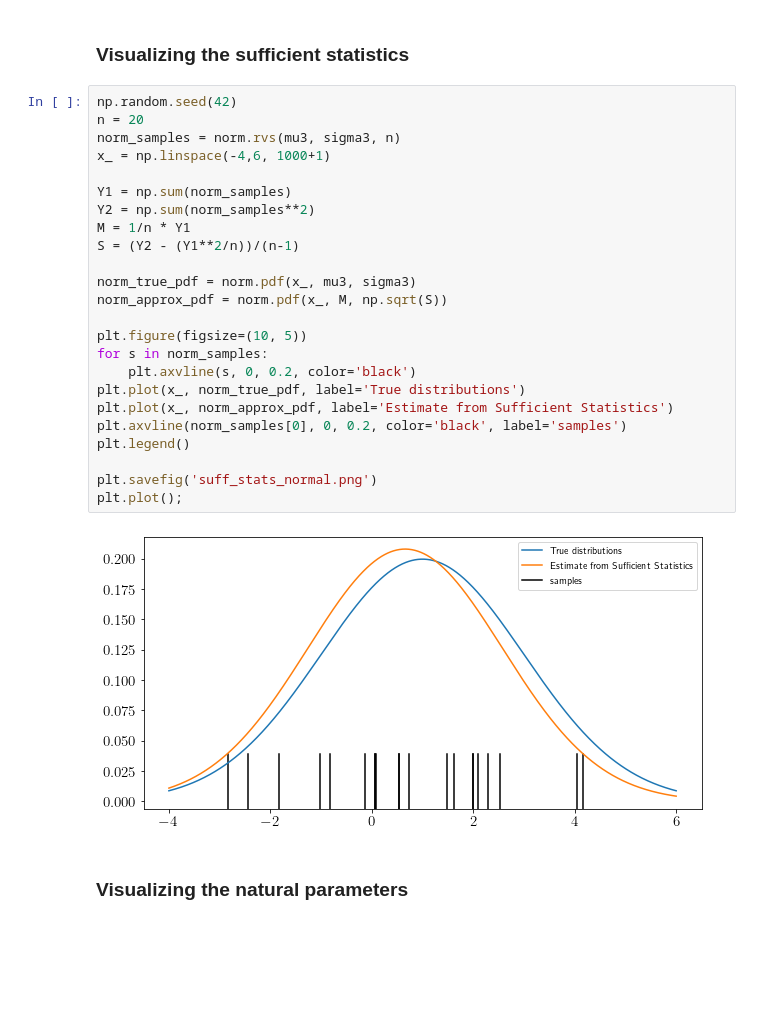
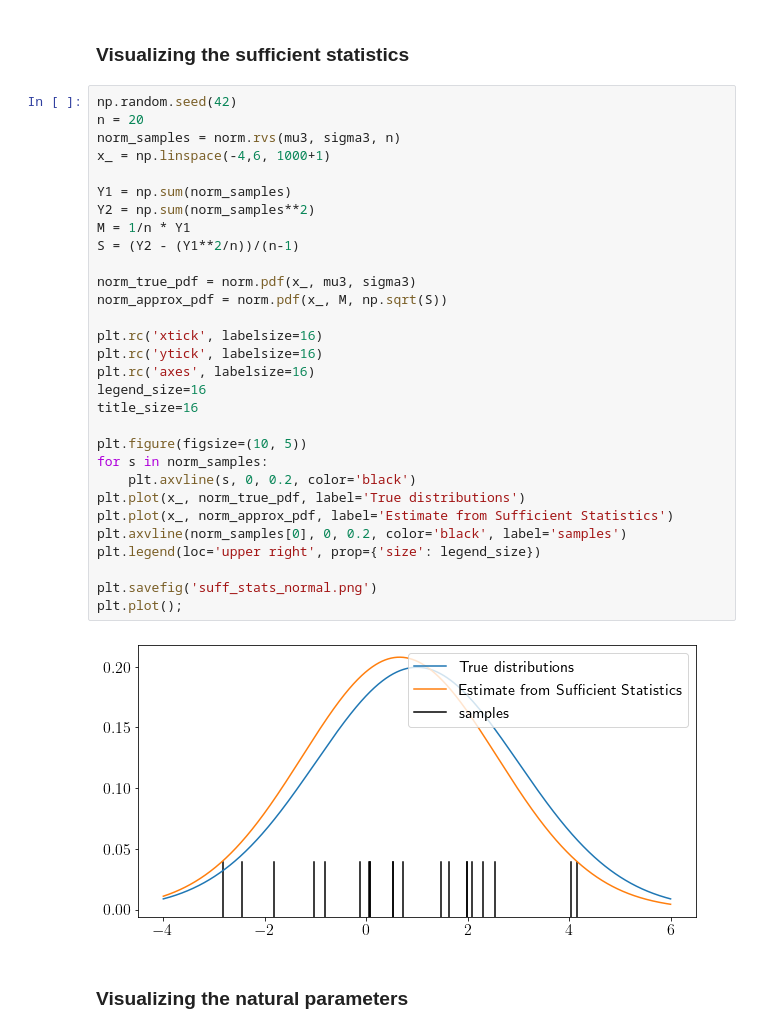
Before and after one commit to mariushobbhahn/Exponential_Families_visual_tutorial, a Jupyter notebook: ExpFam_Basics.ipynb, the cells around one changed output. Saved outputs shown, nothing was run; the diff lists cells and outputs as text; blank space fills up the shorter version.

```diff
--- a/ExpFam_Basics.ipynb
+++ b/ExpFam_Basics.ipynb
@@ -88,29 +90,35 @@ plt.plot();
 # %%
 np.random.seed(42)
 n = 20
 norm_samples = norm.rvs(mu3, sigma3, n)
 x_ = np.linspace(-4,6, 1000+1)
 
 Y1 = np.sum(norm_samples)
 Y2 = np.sum(norm_samples**2)
 M = 1/n * Y1
 S = (Y2 - (Y1**2/n))/(n-1)
 
 norm_true_pdf = norm.pdf(x_, mu3, sigma3)
 norm_approx_pdf = norm.pdf(x_, M, np.sqrt(S))
 
+plt.rc('xtick', labelsize=16)
+plt.rc('ytick', labelsize=16)
+plt.rc('axes', labelsize=16)
+legend_size=16
+title_size=16
+
 plt.figure(figsize=(10, 5))
 for s in norm_samples:
     plt.axvline(s, 0, 0.2, color='black')
 plt.plot(x_, norm_true_pdf, label='True distributions')
 plt.plot(x_, norm_approx_pdf, label='Estimate from Sufficient Statistics')
 plt.axvline(norm_samples[0], 0, 0.2, color='black', label='samples')
-plt.legend()
+plt.legend(loc='upper right', prop={'size': legend_size})
 
 plt.savefig('suff_stats_normal.png')
 plt.plot();
 # %% [output]
-[figure, old version]
+[figure, new version]
 # %% [markdown]
 ### Visualizing the natural parameters
 # %%
```
Also changed, not shown: parts of 6 cells of this notebook, 6 other files.
